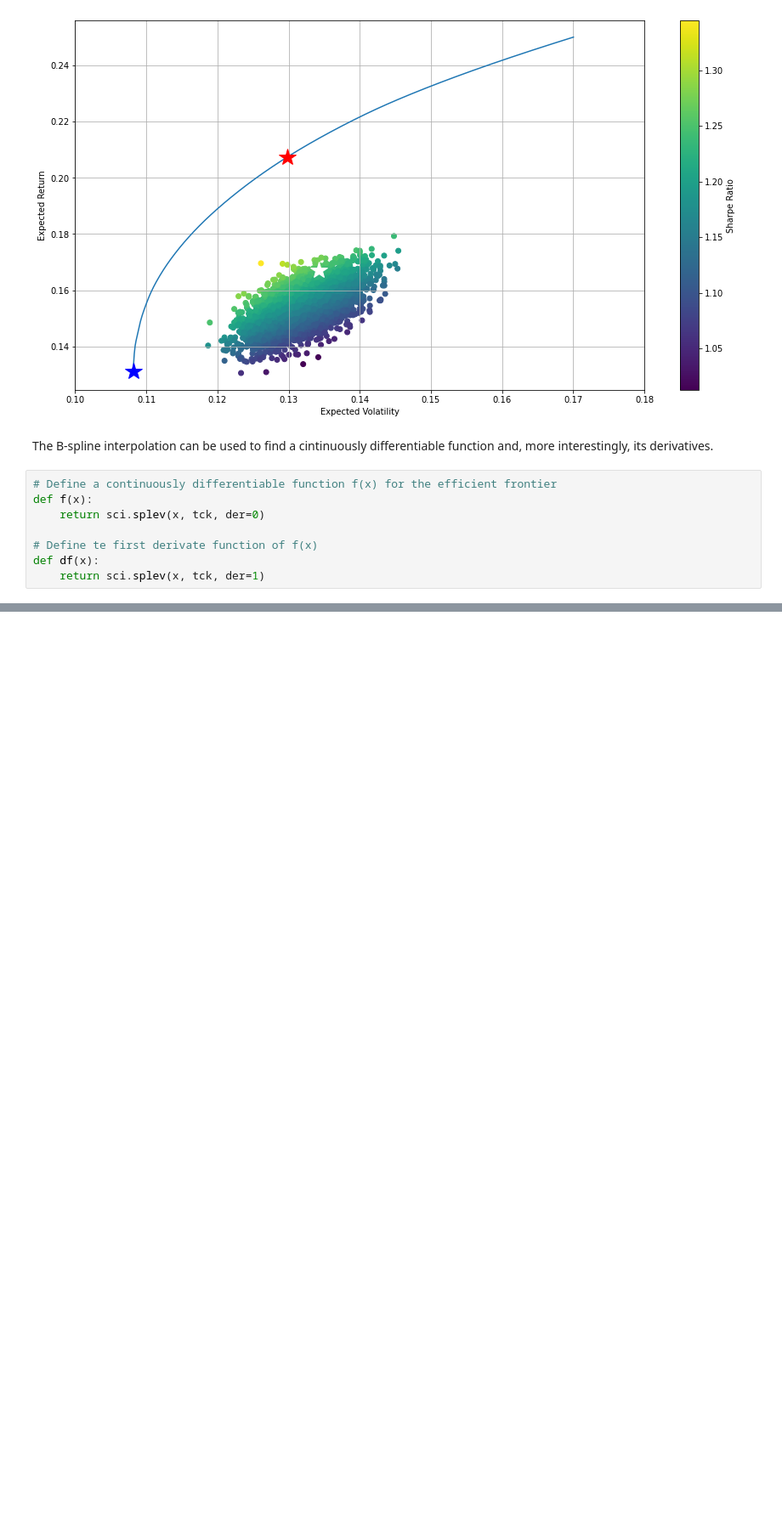
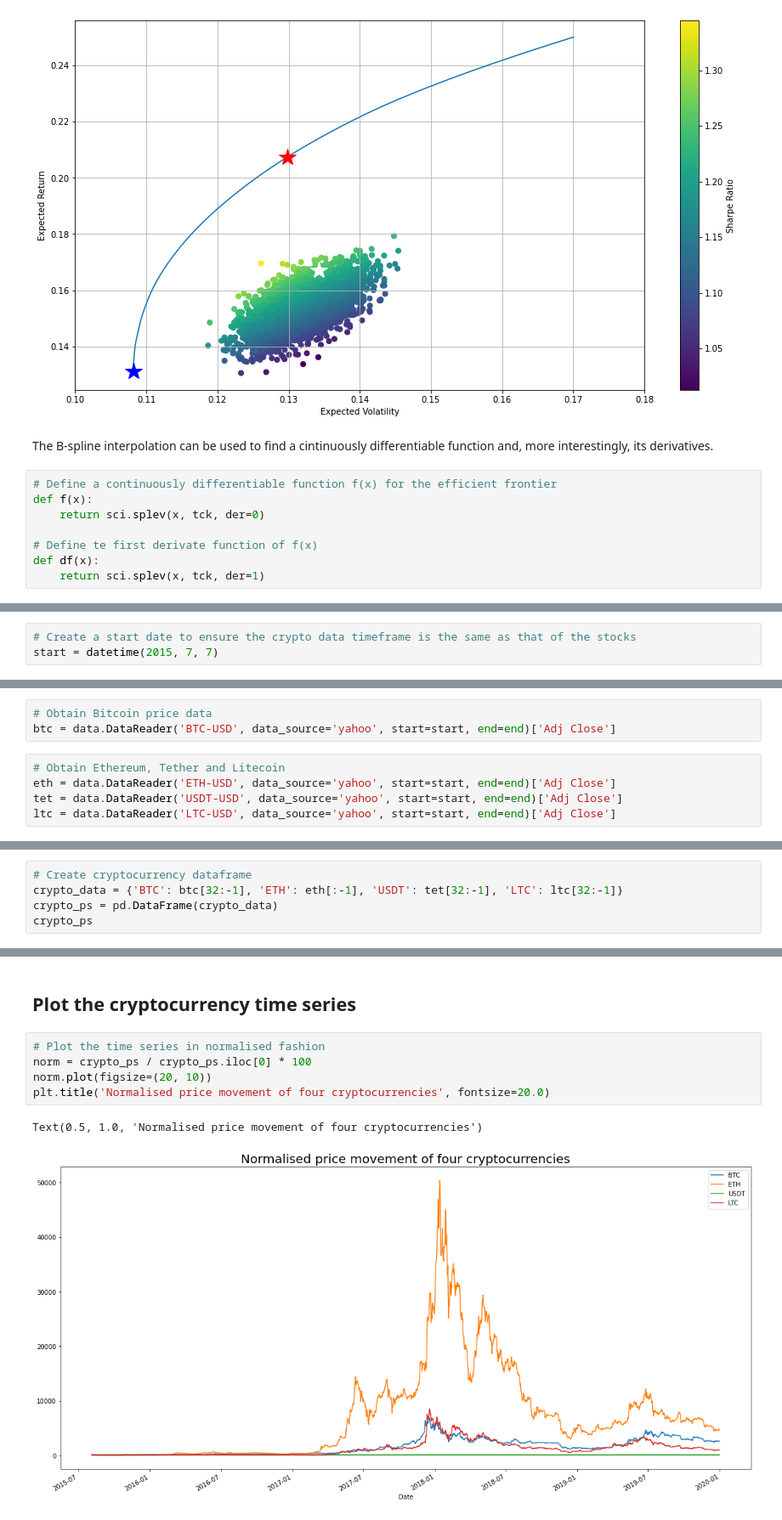
Before and after one commit to JoBe10/Mean_Variance_Portfolio_Optimisation, a Jupyter notebook: Efficient_Frontiers.ipynb, the cells around one changed output, grey strips where cells are left out. Shown at 85% size. Cells and saved outputs as stored; diff of their text form; blank space fills up the shorter version.

```diff
--- a/Efficient_Frontiers.ipynb
+++ b/Efficient_Frontiers.ipynb
@@ -485,0 +530,3 @@ def df(x):
+# %%
+# Create a start date to ensure the crypto data timeframe is the same as that of the stocks
+start = datetime(2015, 7, 7)
@@ -485,0 +536,8 @@ def df(x):
+# %%
+# Obtain Bitcoin price data
+btc = data.DataReader('BTC-USD', data_source='yahoo', start=start, end=end)['Adj Close']
+# %%
+# Obtain Ethereum, Tether and Litecoin
+eth = data.DataReader('ETH-USD', data_source='yahoo', start=start, end=end)['Adj Close']
+tet = data.DataReader('USDT-USD', data_source='yahoo', start=start, end=end)['Adj Close']
+ltc = data.DataReader('LTC-USD', data_source='yahoo', start=start, end=end)['Adj Close']
@@ -485,0 +546,5 @@ def df(x):
+# %%
+# Create cryptocurrency dataframe
+crypto_data = {'BTC': btc[32:-1], 'ETH': eth[:-1], 'USDT': tet[32:-1], 'LTC': ltc[32:-1]}
+crypto_ps = pd.DataFrame(crypto_data)
+crypto_ps
@@ -485,0 +566,10 @@ def df(x):
+# %% [markdown]
+## Plot the cryptocurrency time series
+# %%
+# Plot the time series in normalised fashion
+norm = crypto_ps / crypto_ps.iloc[0] * 100
+norm.plot(figsize=(20, 10))
+plt.title('Normalised price movement of four cryptocurrencies', fontsize=20.0)
+# %% [output]
+Text(0.5, 1.0, 'Normalised price movement of four cryptocurrencies')
+[figure, added]
```
Also changed, not shown: parts of 32 cells of this notebook.
